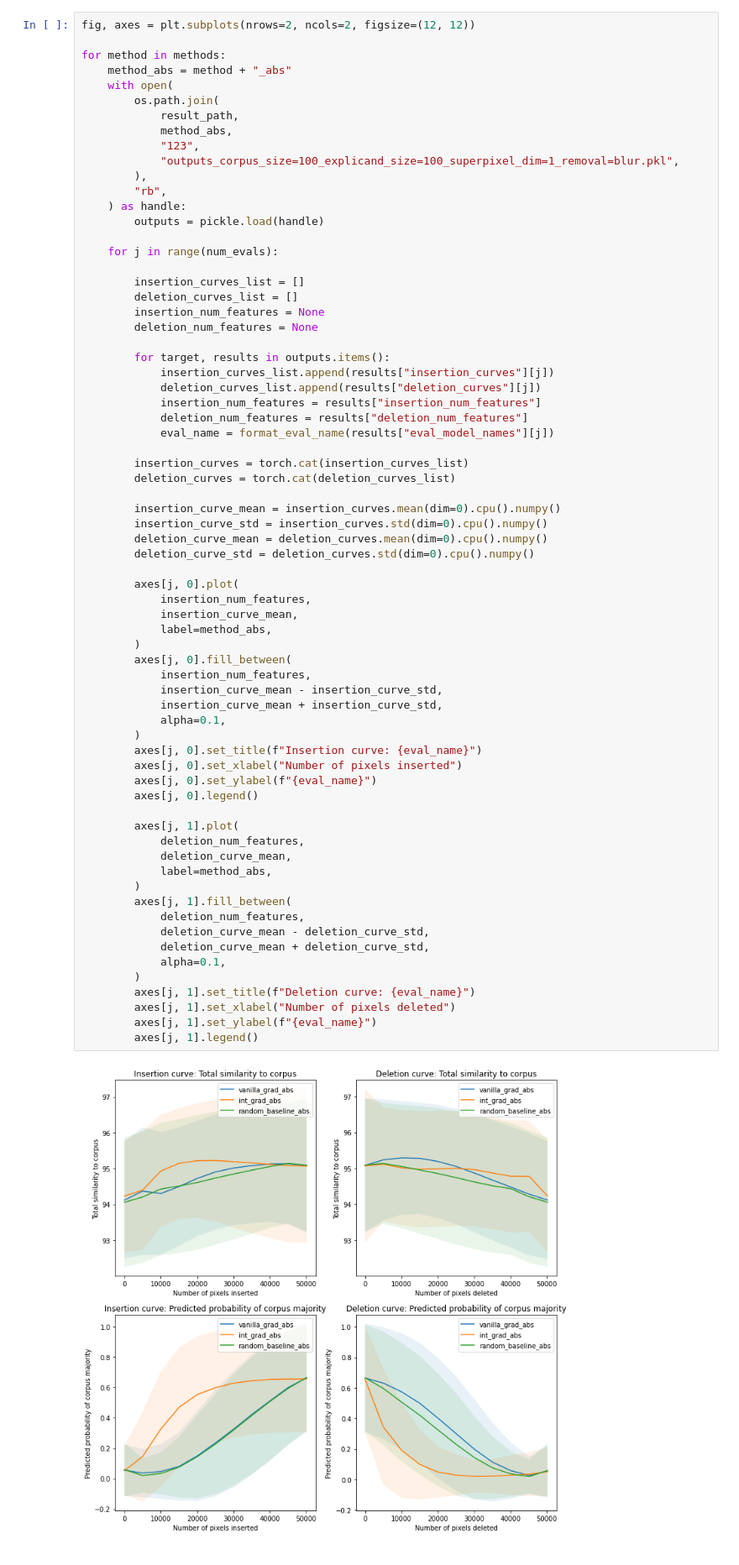
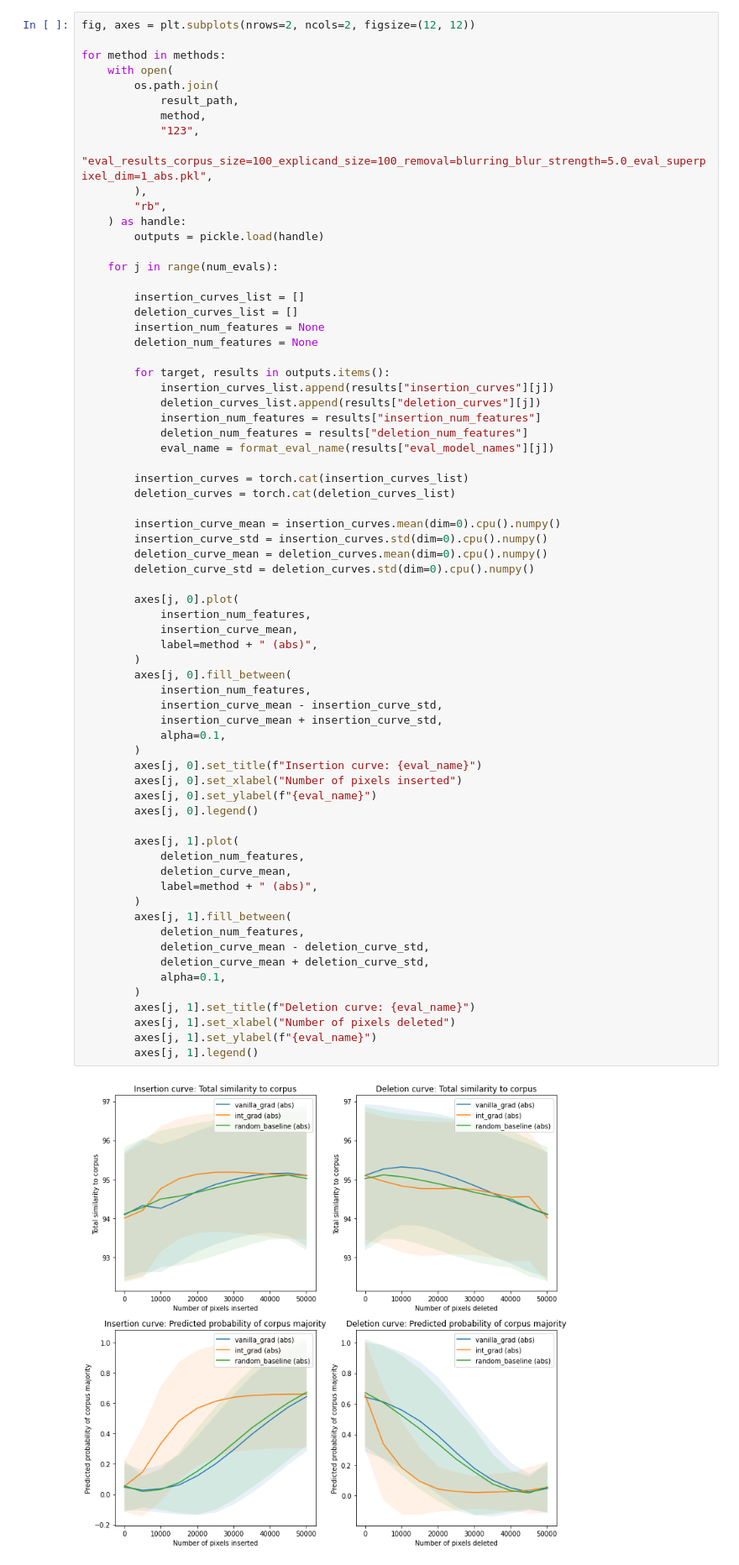
Before and after one commit to suinleelab/cl-explainability, a Jupyter notebook: notebooks/plots/mvp_results_blurring_removal.ipynb, the cells around one changed output. Shown: that part at 84% size. Cells and saved outputs as stored; diff of their text form.

Commit message:
Update plots

```diff
--- a/notebooks/plots/mvp_results_blurring_removal.ipynb
+++ b/notebooks/plots/mvp_results_blurring_removal.ipynb
@@ -19,13 +19,12 @@ def format_eval_name(name):
 fig, axes = plt.subplots(nrows=2, ncols=2, figsize=(12, 12))
 
 for method in methods:
-    method_abs = method + "_abs"
     with open(
         os.path.join(
             result_path,
-            method_abs,
+            method,
             "123",
-            "outputs_corpus_size=100_explicand_size=100_superpixel_dim=1_removal=blur.pkl",
+            "eval_results_corpus_size=100_explicand_size=100_removal=blurring_blur_strength=5.0_eval_superpixel_dim=1_abs.pkl",
         ),
         "rb",
     ) as handle:
@@ -56,36 +55,36 @@ for method in methods:
         axes[j, 0].plot(
             insertion_num_features,
             insertion_curve_mean,
-            label=method_abs,
+            label=method + " (abs)",
         )
         axes[j, 0].fill_between(
             insertion_num_features,
             insertion_curve_mean - insertion_curve_std,
             insertion_curve_mean + insertion_curve_std,
             alpha=0.1,
         )
         axes[j, 0].set_title(f"Insertion curve: {eval_name}")
         axes[j, 0].set_xlabel("Number of pixels inserted")
         axes[j, 0].set_ylabel(f"{eval_name}")
         axes[j, 0].legend()
 
         axes[j, 1].plot(
             deletion_num_features,
             deletion_curve_mean,
-            label=method_abs,
+            label=method + " (abs)",
         )
         axes[j, 1].fill_between(
             deletion_num_features,
             deletion_curve_mean - deletion_curve_std,
             deletion_curve_mean + deletion_curve_std,
             alpha=0.1,
         )
         axes[j, 1].set_title(f"Deletion curve: {eval_name}")
         axes[j, 1].set_xlabel("Number of pixels deleted")
         axes[j, 1].set_ylabel(f"{eval_name}")
         axes[j, 1].legend()
 # %% [output]
-[figure, old version]
+[figure, new version]
 # %%
 fig, axes = plt.subplots(nrows=2, ncols=2, figsize=(12, 12))
 
```
Also changed, not shown: parts of 1 cell of this notebook.
